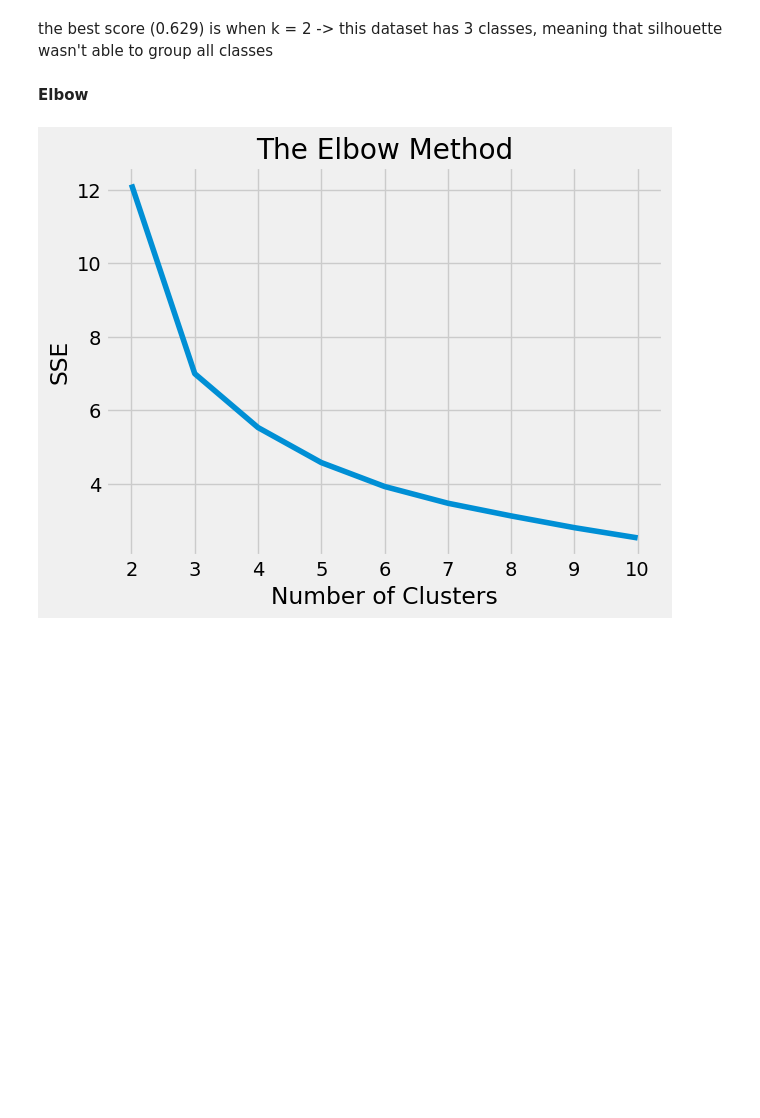
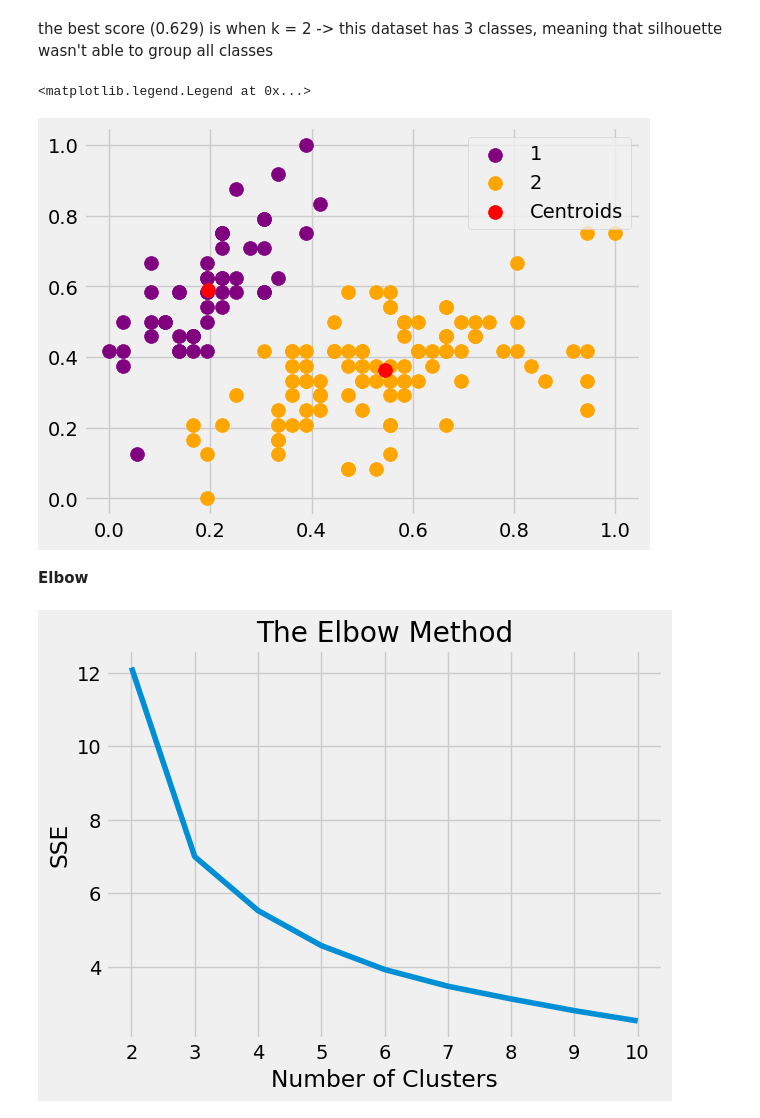
Before and after one commit to nmt-labs/ai-playground, a Jupyter notebook: kmeans/iris_dataset.ipynb, the cells around one changed output. Cells and saved outputs as stored; diff of their text form; code cells hidden in the pictures; blank space fills up the shorter version.

```diff
--- a/kmeans/iris_dataset.ipynb
+++ b/kmeans/iris_dataset.ipynb
@@ -61,3 +78,11 @@ the best score (0.629) is when k = 2 -> this dataset has 3 classes, meaning that
+# %%
+plt.scatter(X[saida_kmeans == 0, 0], X[saida_kmeans == 0, 1], s = 100, c = 'purple', label = '1')
+plt.scatter(X[saida_kmeans == 1, 0], X[saida_kmeans == 1, 1], s = 100, c = 'orange', label = '2')
+plt.scatter(kmeans.cluster_centers_[:, 0], kmeans.cluster_centers_[:,1], s = 100, c = 'red', label = 'Centroids')
+plt.legend()
+# %% [output]
+<matplotlib.legend.Legend at 0x...>
+[figure, added]
 # %% [markdown]
 **Elbow**
 # %%
```
Also changed, not shown: parts of 8 cells of this notebook.
